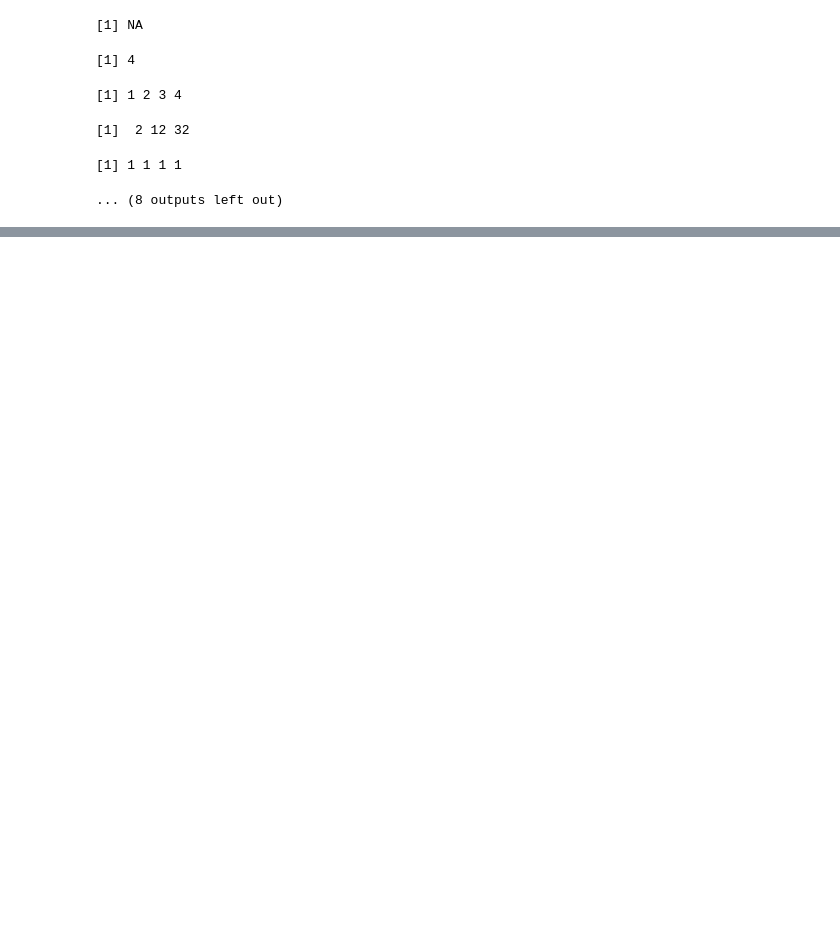
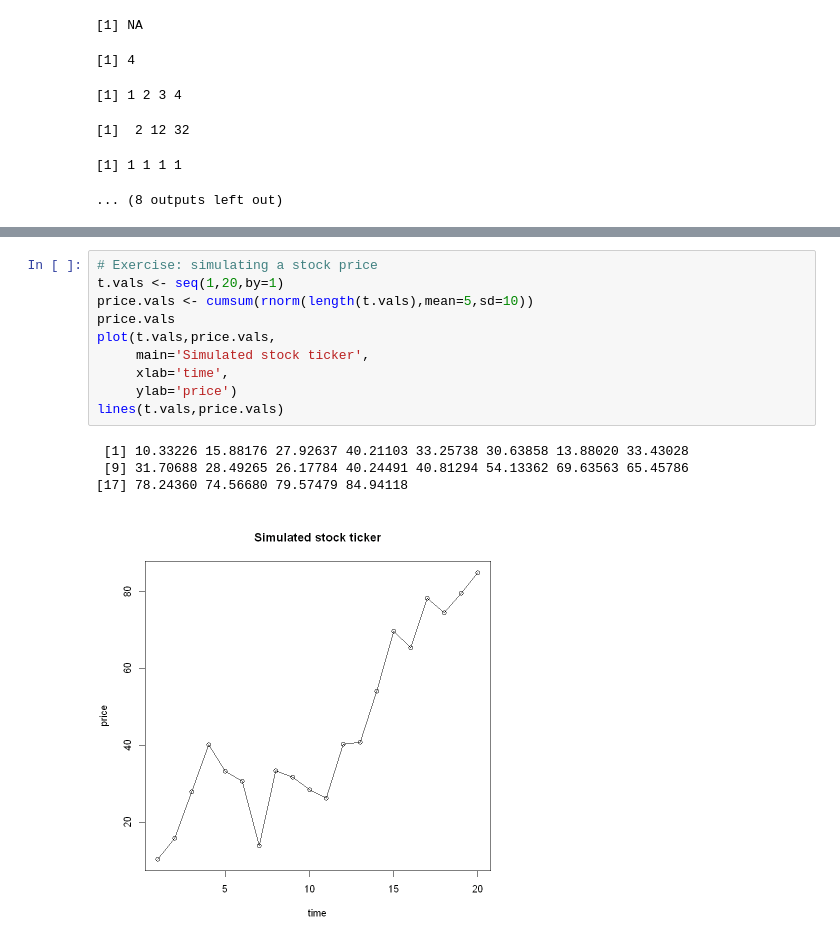
Before and after one commit to MemoryFactory/jupyter_basic, a Jupyter notebook: R_exercises.ipynb, the cells around one changed output, grey strips where cells are left out. Cells and saved outputs as stored; diff of their text form; blank space fills up the shorter version.

Commit message:
A.A Quick Introduction to R in R_exercises

```diff
--- a/R_exercises.ipynb
+++ b/R_exercises.ipynb
@@ -189,0 +265,15 @@ ifelse(x<3,'small','big')
+# %%
+# Exercise: simulating a stock price
+t.vals <- seq(1,20,by=1)
+price.vals <- cumsum(rnorm(length(t.vals),mean=5,sd=10))
+price.vals
+plot(t.vals,price.vals,
+     main='Simulated stock ticker',
+     xlab='time',
+     ylab='price')
+lines(t.vals,price.vals)
+# %% [output]
+ [1] 10.33226 15.88176 27.92637 40.21103 33.25738 30.63858 13.88020 33.43028
+ [9] 31.70688 28.49265 26.17784 40.24491 40.81294 54.13362 69.63563 65.45786
+[17] 78.24360 74.56680 79.57479 84.94118
+[figure, added]
```
Also changed, not shown: parts of 3 cells of this notebook.
